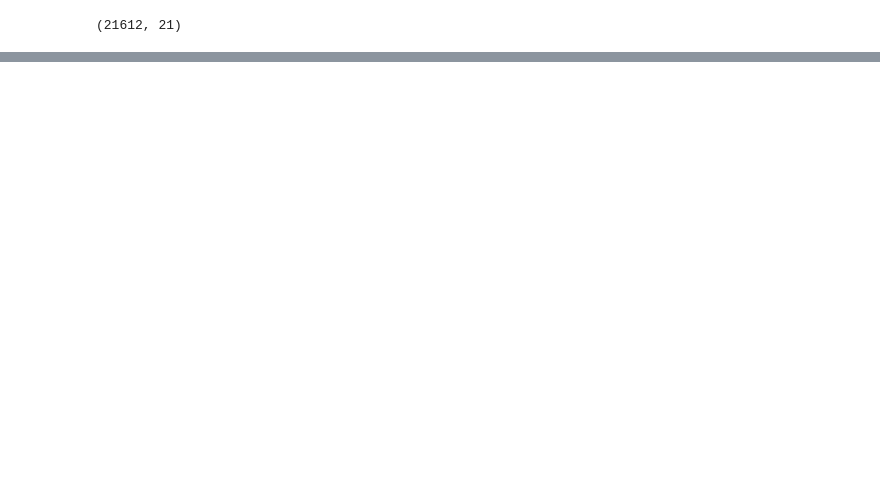
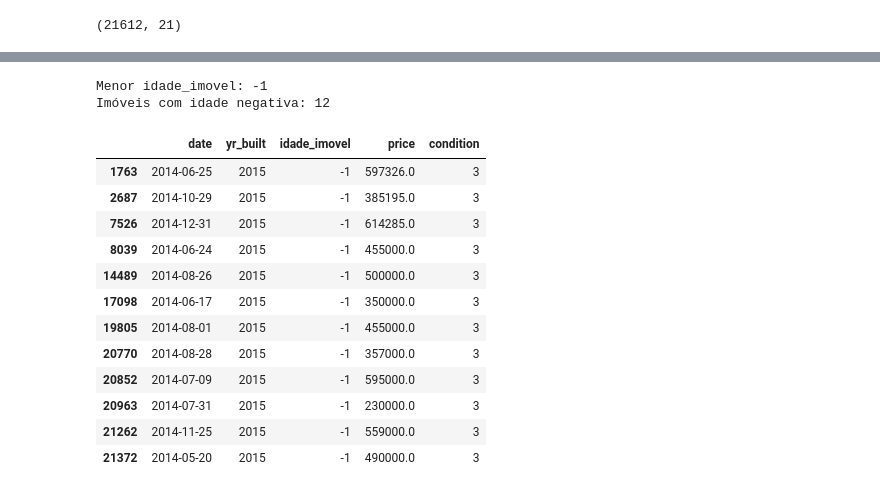
Before and after one commit to lindomarandradegertrudes/kc-house-precificacao, a Jupyter notebook: notebooks/projeto_precificacao.ipynb, the cells around one changed output, grey strips where cells are left out. Drawn from its saved outputs; the diff is of its cells as text; code cells hidden in the pictures; blank space fills up the shorter version.

Commit message:
Fase 3: correcao de idade_imovel negativa (vendas na planta)

```diff
--- a/notebooks/projeto_precificacao.ipynb
+++ b/notebooks/projeto_precificacao.ipynb
@@ -224,0 +234,8 @@ Quanto aos demais outliers visíveis nos boxplots de **price** e **sqft_living**
+# %%
+df["date"] = pd.to_datetime(df["date"])
+df["ano_venda"] = df["date"].dt.year
+df["idade_imovel"] = df["ano_venda"] - df["yr_built"]
+df["foi_reformado"] = (df["yr_renovated"] > 0).astype(int)
+df["preco_por_m2"] = df["price"] / df["sqft_living"]
+
+df[["date", "ano_venda", "yr_built", "idade_imovel", "yr_renovated", "foi_reformado", "preco_por_m2"]].head()
@@ -224,0 +249,22 @@ Quanto aos demais outliers visíveis nos boxplots de **price** e **sqft_living**
+# %%
+print("Menor idade_imovel:", df["idade_imovel"].min())
+print("Imóveis com idade negativa:", (df["idade_imovel"] < 0).sum())
+# %% [output]
+Menor idade_imovel: -1
+Imóveis com idade negativa: 12
+# %%
+df[df["idade_imovel"] < 0][["date", "yr_built", "idade_imovel", "price", "condition"]]
+# %% [output]
+|  | date | yr_built | idade_imovel | price | condition |
+| 1763 | 2014-06-25 | 2015 | -1 | 597326.0 | 3 |
+| 2687 | 2014-10-29 | 2015 | -1 | 385195.0 | 3 |
+| 7526 | 2014-12-31 | 2015 | -1 | 614285.0 | 3 |
+| 8039 | 2014-06-24 | 2015 | -1 | 455000.0 | 3 |
+| 14489 | 2014-08-26 | 2015 | -1 | 500000.0 | 3 |
+| 17098 | 2014-06-17 | 2015 | -1 | 350000.0 | 3 |
+| 19805 | 2014-08-01 | 2015 | -1 | 455000.0 | 3 |
+| 20770 | 2014-08-28 | 2015 | -1 | 357000.0 | 3 |
+| 20852 | 2014-07-09 | 2015 | -1 | 595000.0 | 3 |
+| 20963 | 2014-07-31 | 2015 | -1 | 230000.0 | 3 |
+| 21262 | 2014-11-25 | 2015 | -1 | 559000.0 | 3 |
+| 21372 | 2014-05-20 | 2015 | -1 | 490000.0 | 3 |
```
Also changed, not shown: parts of 6 cells of this notebook.
